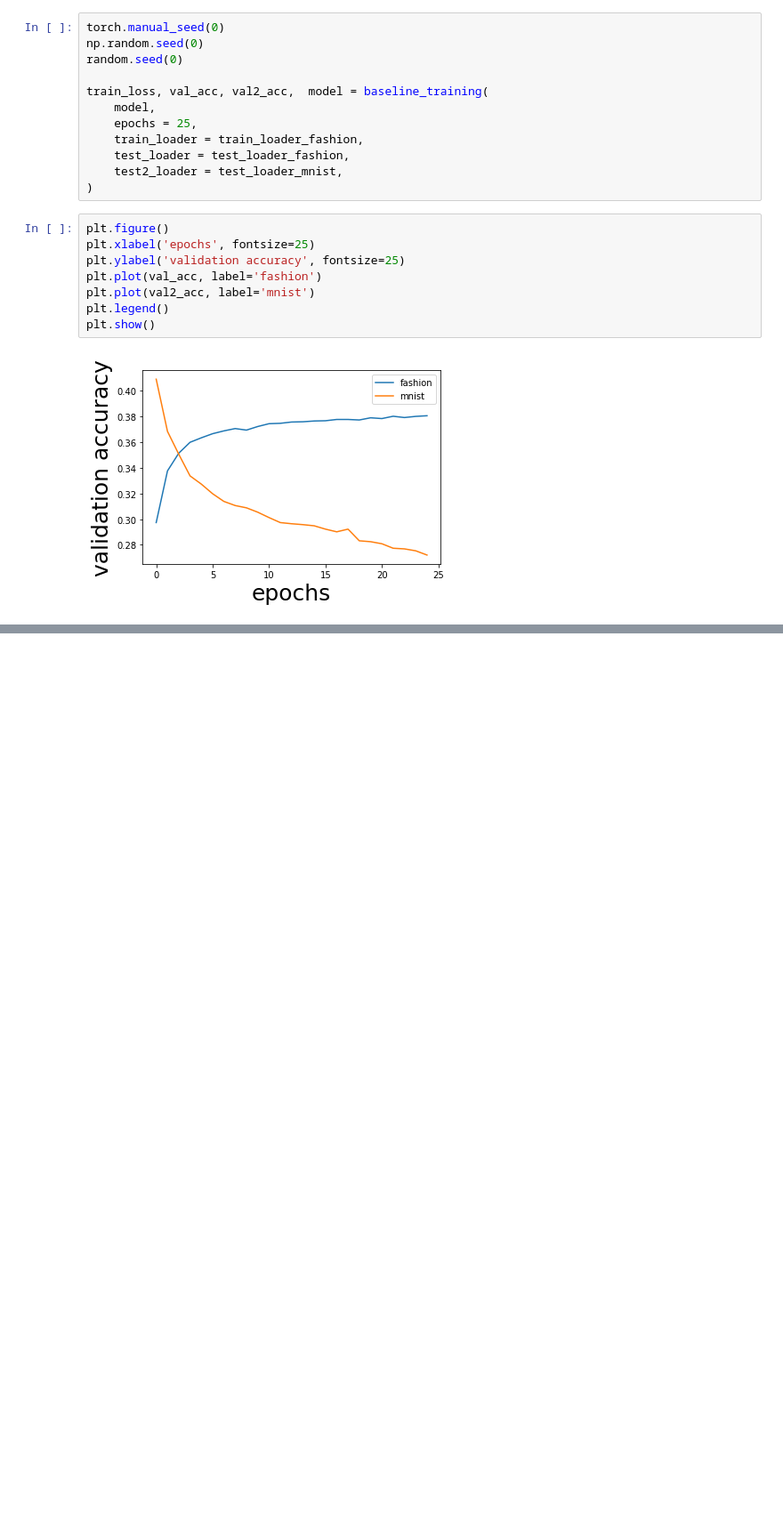
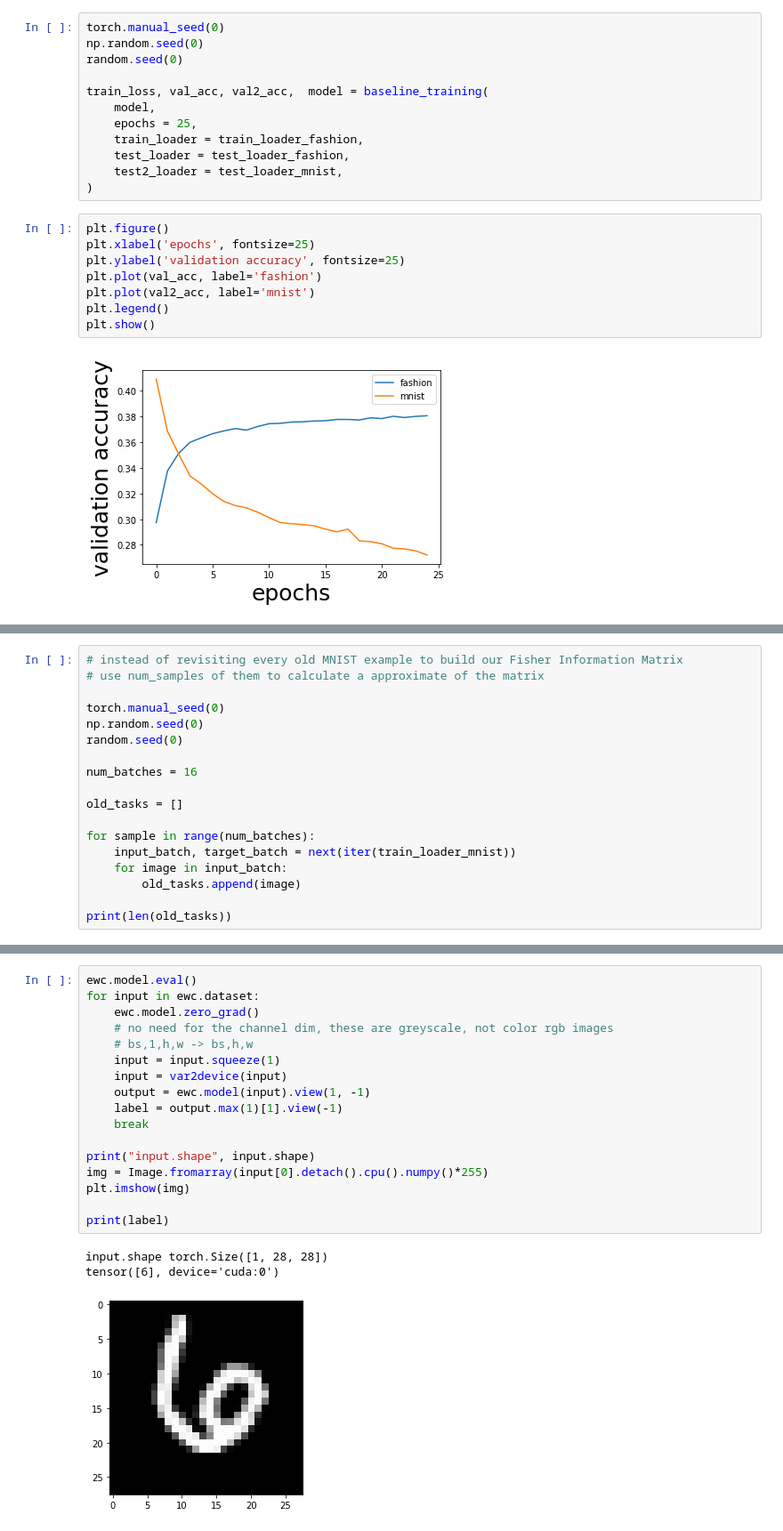
Before and after one commit to clam004/intro_continual_learning, a Jupyter notebook: START_HERE.ipynb, the cells around one changed output, grey strips where cells are left out. Shown: that part at 89% size. Drawn from its saved outputs; the diff is of its cells as text; blank space fills up the shorter version.

```diff
--- a/START_HERE.ipynb
+++ b/START_HERE.ipynb
@@ -295,0 +305,18 @@ plt.show()
+# %%
+# instead of revisiting every old MNIST example to build our Fisher Information Matrix
+# use num_samples of them to calculate a approximate of the matrix
+
+torch.manual_seed(0)
+np.random.seed(0)
+random.seed(0)
+
+num_batches = 16
+
+old_tasks = []
+
+for sample in range(num_batches):
+    input_batch, target_batch = next(iter(train_loader_mnist))
+    for image in input_batch:
+        old_tasks.append(image)
+
+print(len(old_tasks))
@@ -295,0 +458,21 @@ plt.show()
+# %%
+ewc.model.eval()
+for input in ewc.dataset:
+    ewc.model.zero_grad()
+    # no need for the channel dim, these are greyscale, not color rgb images
+    # bs,1,h,w -> bs,h,w
+    input = input.squeeze(1)
+    input = var2device(input)
+    output = ewc.model(input).view(1, -1)
+    label = output.max(1)[1].view(-1)
+    break
+
+print("input.shape", input.shape)
+img = Image.fromarray(input[0].detach().cpu().numpy()*255)
+plt.imshow(img)
+
+print(label)
+# %% [output]
+input.shape torch.Size([1, 28, 28])
+tensor([6], device='cuda:0')
+[figure, added]
```
Also changed, not shown: parts of 6 cells of this notebook, 1 other file.
